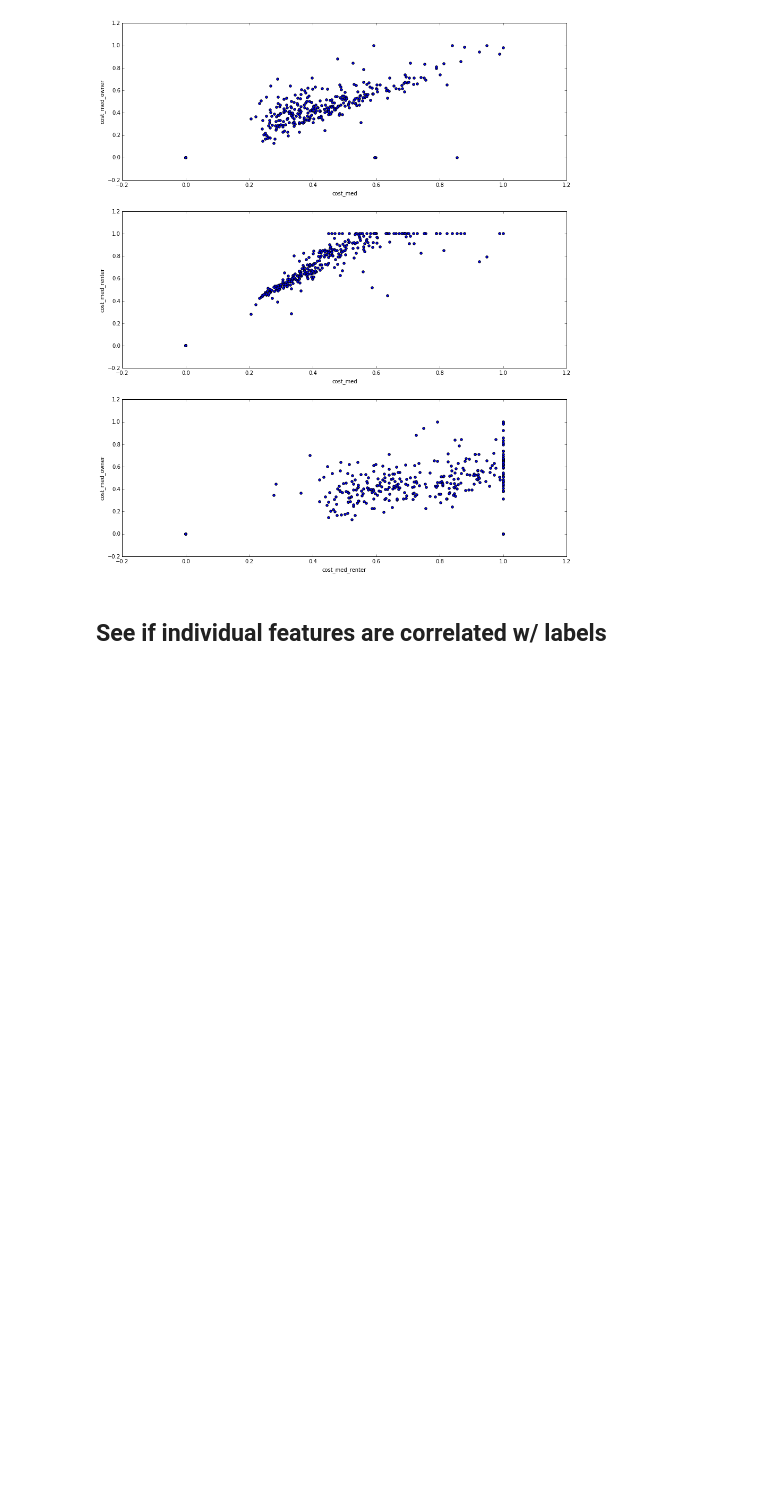
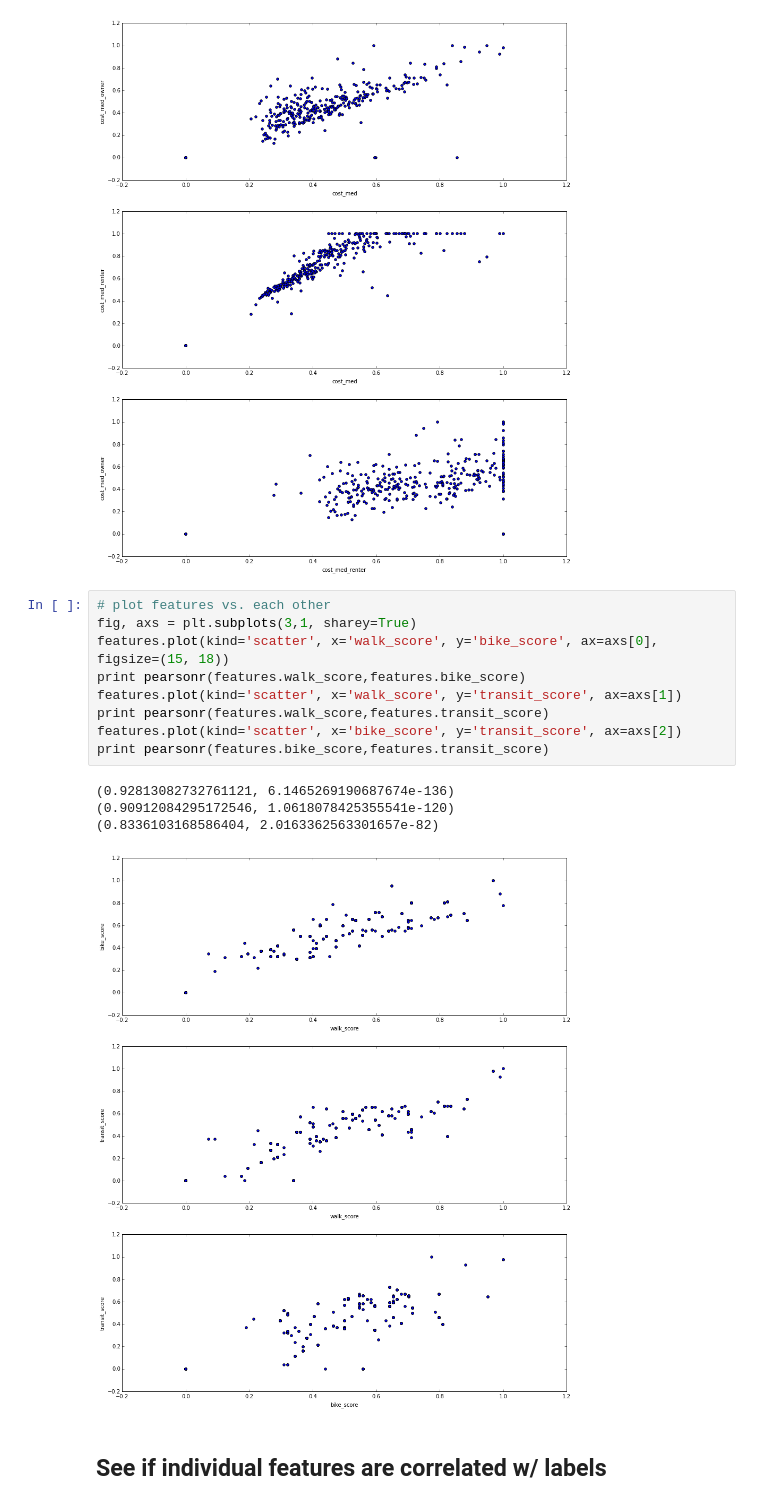
Before and after one commit to jmsilverman/insight_project, a Jupyter notebook: lin_reg_training2.ipynb, the cells around one changed output. Drawn from its saved outputs; the diff is of its cells as text; blank space fills up the shorter version.

```diff
--- a/lin_reg_training2.ipynb
+++ b/lin_reg_training2.ipynb
@@ -125,6 +126,20 @@ print pearsonr(features.cost_med_renter,features.cost_med_owner)
 (0.84659325766533022, 1.8704371662674589e-87)
 (0.52984003196353002, 3.9994084262206345e-24)
 [figure]
+# %%
+# plot features vs. each other
+fig, axs = plt.subplots(3,1, sharey=True)
+features.plot(kind='scatter', x='walk_score', y='bike_score', ax=axs[0], figsize=(15, 18))
+print pearsonr(features.walk_score,features.bike_score)
+features.plot(kind='scatter', x='walk_score', y='transit_score', ax=axs[1])
+print pearsonr(features.walk_score,features.transit_score)
+features.plot(kind='scatter', x='bike_score', y='transit_score', ax=axs[2])
+print pearsonr(features.bike_score,features.transit_score)
+# %% [output]
+(0.92813082732761121, 6.1465269190687674e-136)
+(0.90912084295172546, 1.0618078425355541e-120)
+(0.8336103168586404, 2.0163362563301657e-82)
+[figure, added]
 # %% [markdown]
 ## See if individual features are correlated w/ labels
 # %%
```
Also changed, not shown: parts of 18 cells of this notebook, 2 other files.
